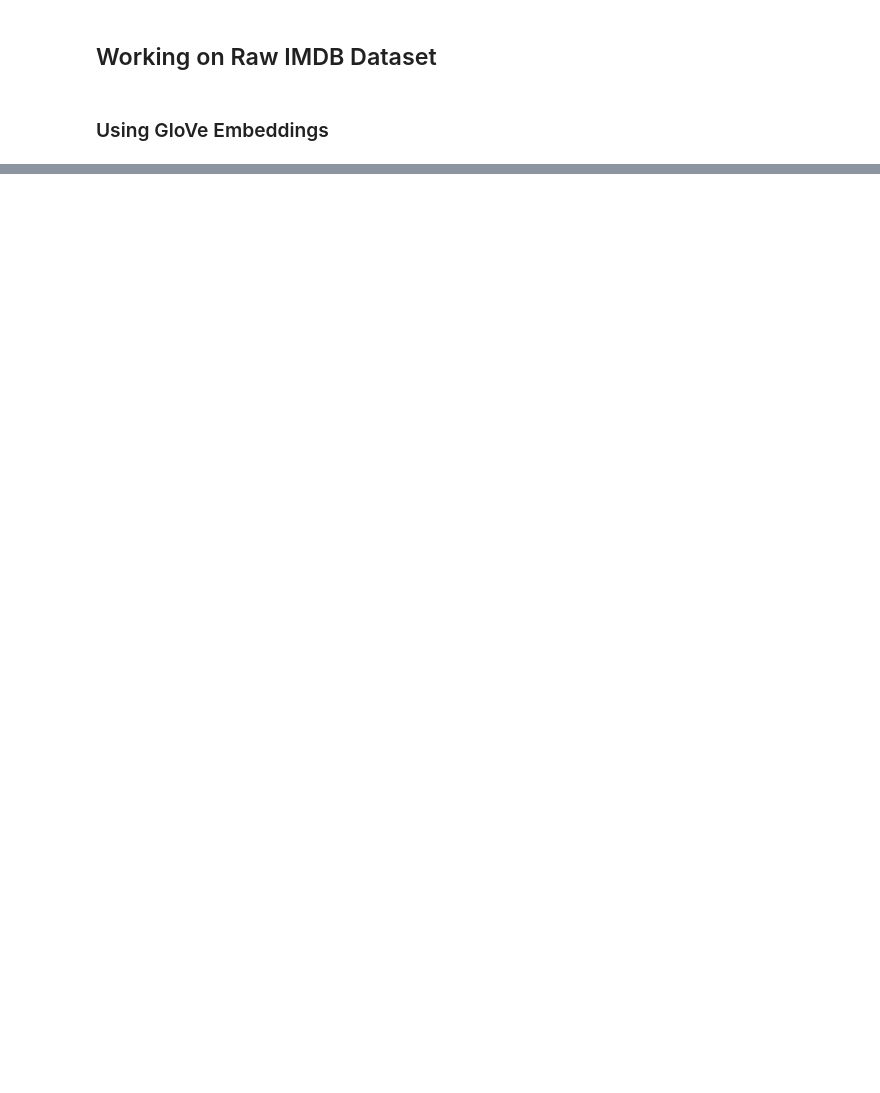
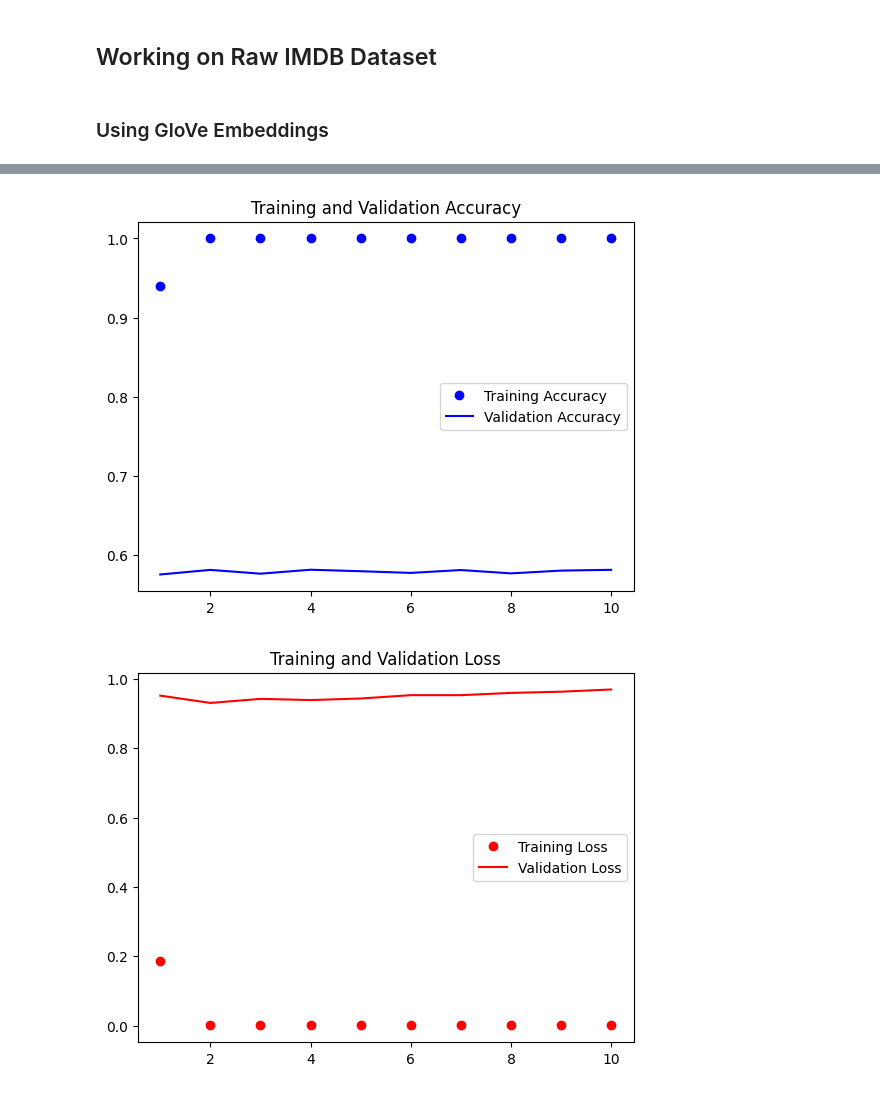
Before and after one commit to Narasim/Python_DLDS, a Jupyter notebook: DLTextProcessing.ipynb, the cells around one changed output, grey strips where cells are left out. Saved outputs shown, nothing was run; the diff lists cells and outputs as text; code cells hidden in the pictures; blank space fills up the shorter version.

```diff
--- a/DLTextProcessing.ipynb
+++ b/DLTextProcessing.ipynb
@@ -281,0 +325,12 @@ print(labels)
+# %%
+# Defining the Model
+from keras.models import Sequential
+from keras.layers import Embedding, Flatten, Dense
+
+model = Sequential()
+model.add(Embedding(maxWords, embeddingDim, input_length = maxLen))
+model.add(Flatten())
+model.add(Dense(32, activation = 'relu'))
+model.add(Dense(1, activation = 'sigmoid'))
+model.build(input_shape=(None, maxLen))
+model.summary()
@@ -281,0 +373,10 @@ print(labels)
+# %%
+model.compile(optimizer = 'rmsprop',
+              loss = 'binary_crossentropy',
+              metrics = ['accuracy'])
+results = model.fit(xTrain, yTrain,
+                   epochs = 10,
+                   batch_size = 32,
+                   validation_data = (xValid, yValid))
+
+model.save_weights('pretrainedGloveModel.weights.h5')
@@ -281,0 +404,25 @@ print(labels)
+# %%
+import matplotlib.pyplot as plt
+accuracy = results.history['accuracy']
+validAccuracy = results.history['val_accuracy']
+loss = results.history['loss']
+validLoss = results.history['val_loss']
+
+epochs = range(1, len(accuracy)+1)
+plt.plot(epochs, accuracy, 'bo', label = 'Training Accuracy')
+plt.plot(epochs, validAccuracy, 'b', label = 'Validation Accuracy')
+plt.title('Training and Validation Accuracy')
+plt.legend()
+
+plt.figure()
+
+plt.plot(epochs, loss, 'ro', label = 'Training Loss')
+plt.plot(epochs, validLoss, 'r', label = 'Validation Loss')
+plt.title('Training and Validation Loss')
+plt.legend()
+
+
+plt.show()
+# %% [output]
+[figure, added]
+[figure, added]
```
Also changed, not shown: parts of 13 cells of this notebook.
